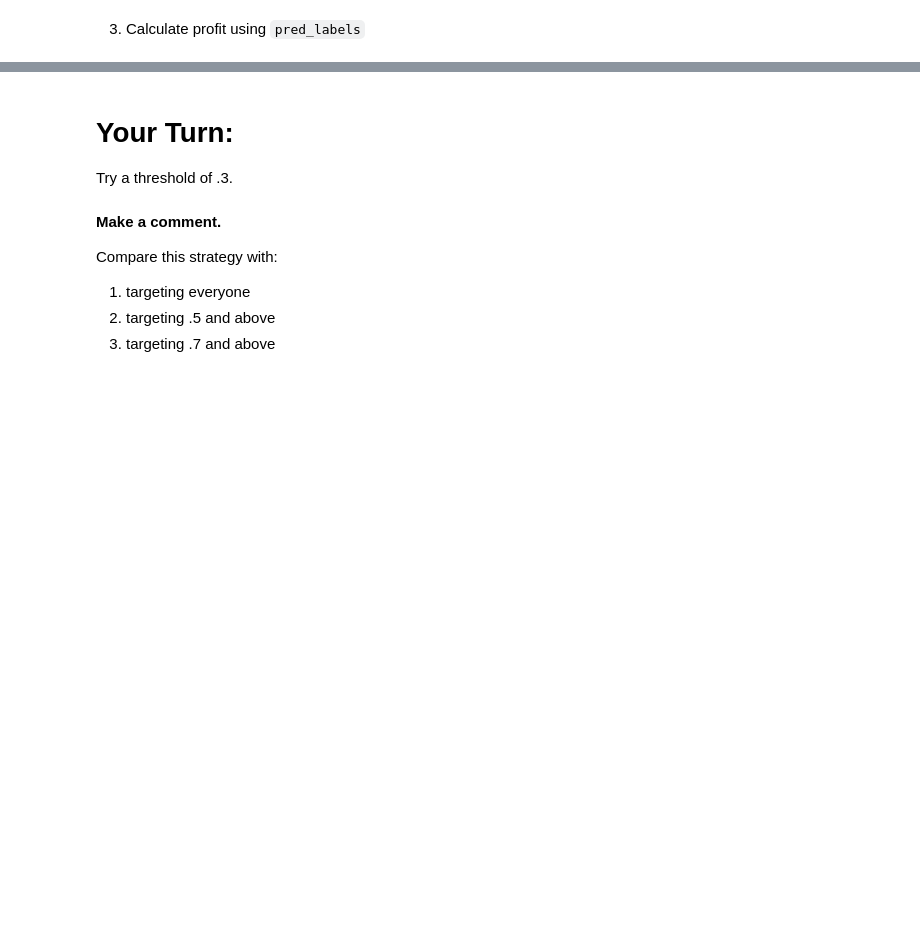
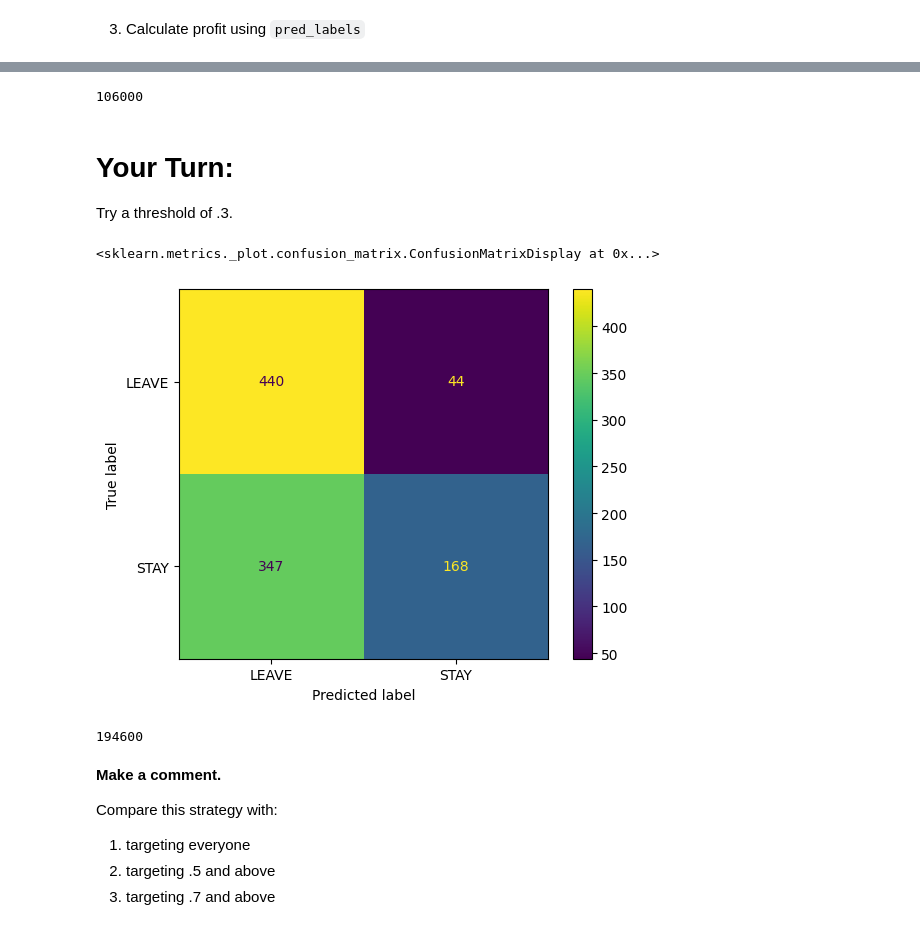
Before and after one commit to MatthewAramaki/IS_4487_Tokyo, a Jupyter notebook: Aramaki_day8_lab_evaluate_model.ipynb, the cells around one changed output, grey strips where cells are left out. Drawn from its saved outputs; the diff is of its cells as text; code cells hidden in the pictures; blank space fills up the shorter version.

```diff
--- a/Aramaki_day8_lab_evaluate_model.ipynb
+++ b/Aramaki_day8_lab_evaluate_model.ipynb
@@ -205,15 +242,27 @@ ConfusionMatrixDisplay.from_predictions(y_test, pred_labels)
 # %%
 # Calculate profit
+(195 * 600) - (55*200)
+# %% [output]
+106000
 # %% [markdown]
 # Your Turn:
 
 Try a threshold of .3.
 # %%
 # Predict probabilities for X_test
+pred_labels = np.where(pred_prob[:,0] > 0.3, "LEAVE", "STAY")
 # %%
 # Create a confusion matrix using these new labels
+ConfusionMatrixDisplay.from_predictions(y_test, pred_labels)
+# %% [output]
+<sklearn.metrics._plot.confusion_matrix.ConfusionMatrixDisplay at 0x...>
+[figure, added]
 # %%
 # Calculate profit
+
+(440*600) - (347*200)
+# %% [output]
+194600
 # %% [markdown]
 **Make a comment.**
 
```
Also changed, not shown: parts of 27 cells of this notebook.
